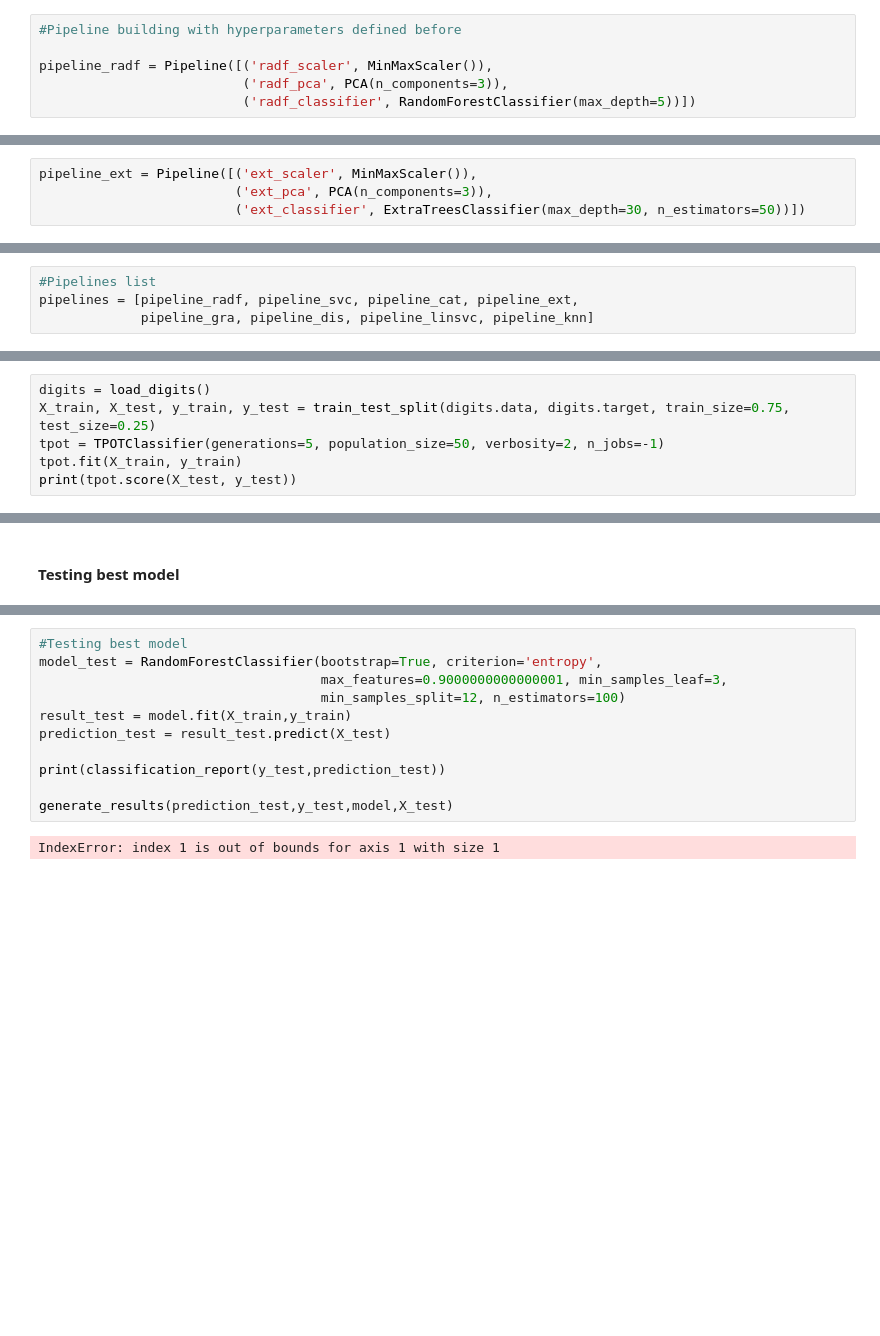
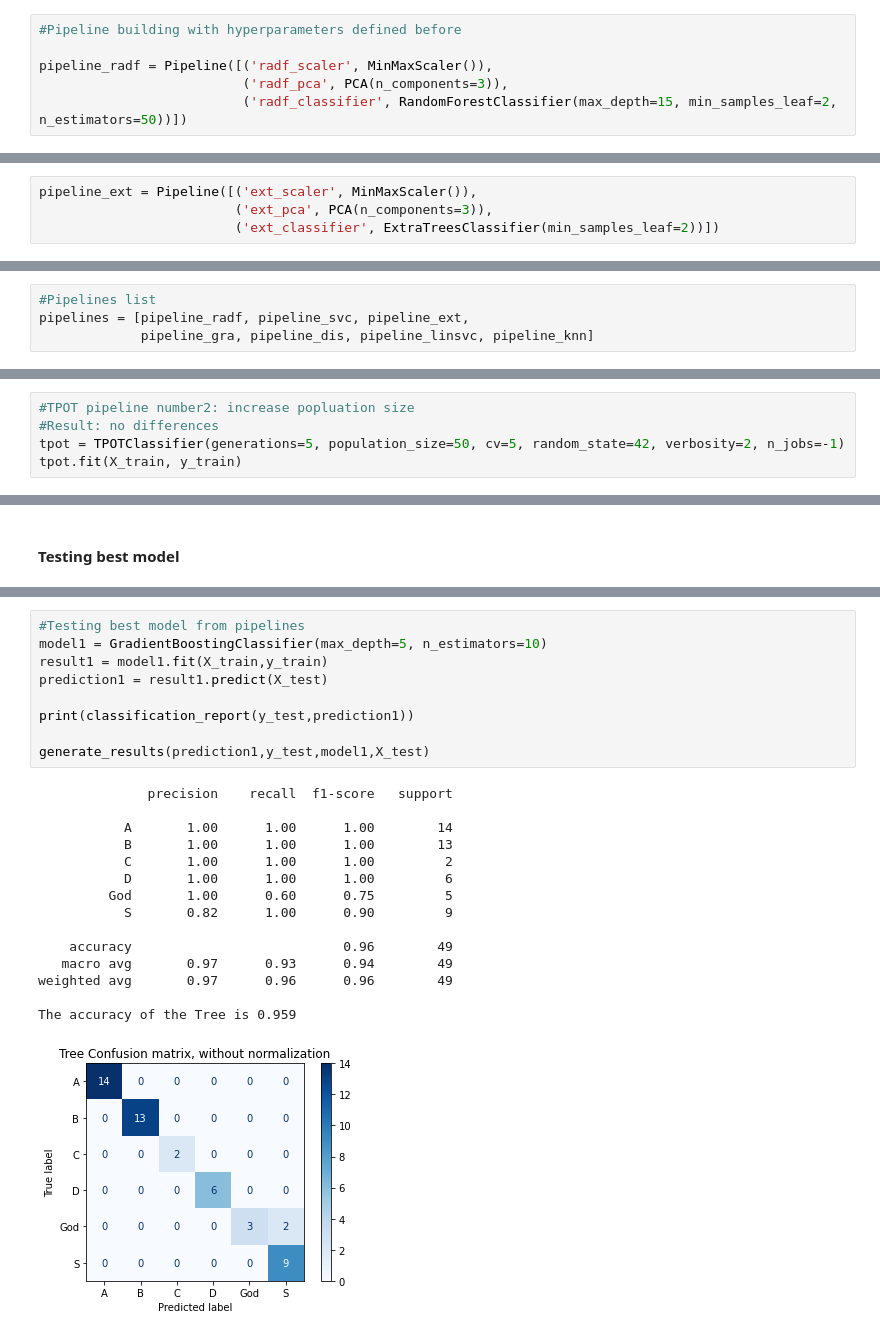
Before and after one commit to mathieujomain/League-of-Legends-champion-tier-prediction---Final-Project, a Jupyter notebook: data_prep.ipynb, the cells around one changed output, grey strips where cells are left out. Saved outputs shown, nothing was run; the diff lists cells and outputs as text; blank space fills up the shorter version.

```diff
--- a/data_prep.ipynb
+++ b/data_prep.ipynb
@@ -448,7 +492,7 @@ The mean accuracy of the model is: 0.6530612244897959
 
 pipeline_radf = Pipeline([('radf_scaler', MinMaxScaler()),
                           ('radf_pca', PCA(n_components=3)),
-                          ('radf_classifier', RandomForestClassifier(max_depth=5))])
+                          ('radf_classifier', RandomForestClassifier(max_depth=15, min_samples_leaf=2, n_estimators=50))])
 # %%
 pipeline_svc = Pipeline([('svc_scaler', MinMaxScaler()),
                          ('svc_pca', PCA(n_components=3)),
@@ -456,7 +500,7 @@ pipeline_svc = Pipeline([('svc_scaler', MinMaxScaler()),
 # %%
 pipeline_ext = Pipeline([('ext_scaler', MinMaxScaler()),
                          ('ext_pca', PCA(n_components=3)),
-                         ('ext_classifier', ExtraTreesClassifier(max_depth=30, n_estimators=50))])
+                         ('ext_classifier', ExtraTreesClassifier(min_samples_leaf=2))])
 # %%
 pipeline_gra = Pipeline([('gra_scaler', MinMaxScaler()),
                          ('gra_pca', PCA(n_components=3)),
@@ -475,7 +519,7 @@ pipeline_knn = Pipeline([('knn_scaler', MinMaxScaler()),
                          ('knn_classifier', KNeighborsClassifier(metric='manhattan', n_neighbors=15, weights='distance'))])
 # %%
 #Pipelines list
-pipelines = [pipeline_radf, pipeline_svc, pipeline_cat, pipeline_ext,
+pipelines = [pipeline_radf, pipeline_svc, pipeline_ext,
              pipeline_gra, pipeline_dis, pipeline_linsvc, pipeline_knn]
 # %%
 #Comparator for later use
@@ -535,9 +582,8 @@ Best pipeline: RandomForestClassifier(input_matrix, bootstrap=True, criterion=en
 TPOTClassifier(generations=5, n_jobs=-1, population_size=20, random_state=42,
                verbosity=2)
 # %%
-digits = load_digits()
-X_train, X_test, y_train, y_test = train_test_split(digits.data, digits.target, train_size=0.75, test_size=0.25)
-tpot = TPOTClassifier(generations=5, population_size=50, verbosity=2, n_jobs=-1)
+#TPOT pipeline number2: increase popluation size
+#Result: no differences
+tpot = TPOTClassifier(generations=5, population_size=50, cv=5, random_state=42, verbosity=2, n_jobs=-1)
 tpot.fit(X_train, y_train)
-print(tpot.score(X_test, y_test))
 # %% [output]
@@ -564,15 +612,27 @@ def generate_results(prediction, y_test, model, x_test):
                                  normalize=None)
     cm.ax_.set_title('Tree Confusion matrix, without normalization');
 # %%
-#Testing best model
-model_test = RandomForestClassifier(bootstrap=True, criterion='entropy',
-                                    max_features=0.9000000000000001, min_samples_leaf=3,
-                                    min_samples_split=12, n_estimators=100)
-result_test = model.fit(X_train,y_train)
-prediction_test = result_test.predict(X_test)
+#Testing best model from pipelines
+model1 = GradientBoostingClassifier(max_depth=5, n_estimators=10)
+result1 = model1.fit(X_train,y_train)
+prediction1 = result1.predict(X_test)
 
-print(classification_report(y_test,prediction_test))
+print(classification_report(y_test,prediction1))
 
-generate_results(prediction_test,y_test,model,X_test)
+generate_results(prediction1,y_test,model1,X_test)
 # %% [output]
-IndexError: index 1 is out of bounds for axis 1 with size 1
+              precision    recall  f1-score   support
+
+           A       1.00      1.00      1.00        14
+           B       1.00      1.00      1.00        13
+           C       1.00      1.00      1.00         2
+           D       1.00      1.00      1.00         6
+         God       1.00      0.60      0.75         5
+           S       0.82      1.00      0.90         9
+
+    accuracy                           0.96        49
+   macro avg       0.97      0.93      0.94        49
+weighted avg       0.97      0.96      0.96        49
+
+The accuracy of the Tree is 0.959
+[figure, added]
```
Also changed, not shown: parts of 28 cells of this notebook, 1 other file.
